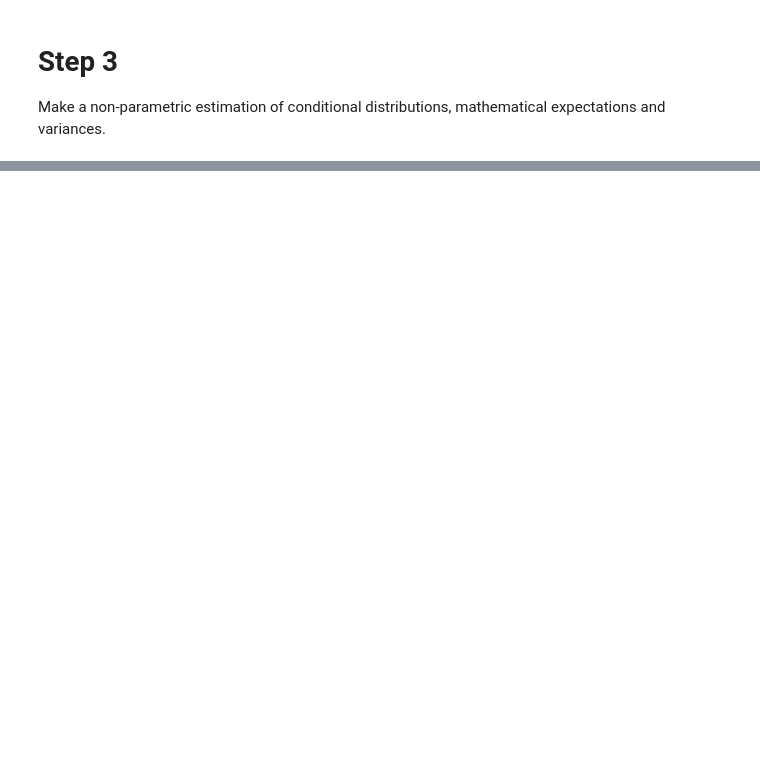
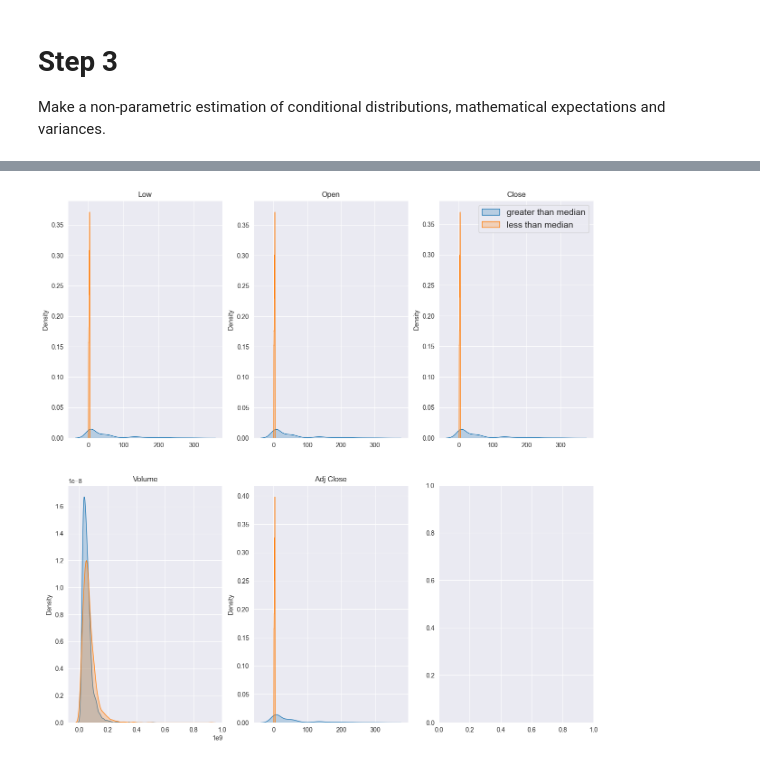
Before and after one commit to maximilian-g/mmsa_labs, a Jupyter notebook: mmsa_lab_2/step_3.ipynb, the cells around one changed output, grey strips where cells are left out. Drawn from its saved outputs; the diff is of its cells as text; code cells hidden in the pictures; blank space fills up the shorter version.

```diff
--- a/mmsa_lab_2/step_3.ipynb
+++ b/mmsa_lab_2/step_3.ipynb
@@ -49,0 +5,36 @@ Estimation of conditional distributions of each variable given the others:
+# %%
+from matplotlib import pyplot as plt
+import numpy as np
+from sklearn.neighbors import KernelDensity
+import pandas as pd
+import seaborn as sns
+import warnings
+
+warnings.filterwarnings(action='ignore')
+
+res = pd.read_csv('data/NVIDIA Corporation.csv', header=0, encoding='unicode_escape')
+
+res['median'] = np.where(res['Adj Close']>=res['Adj Close'].median(), 'greater', 'less')
+
+
+fig1 = plt.subplots(2, 3, figsize = (15, 15))
+
+for i, col in enumerate(res.columns.tolist()[2:-1]):
+
+    plt.subplot(2, 3, i + 1)
+
+    sns.kdeplot(res.loc[res['median'] == 'greater', col], shade = True, label = 'greater than median')
+    sns.kdeplot(res.loc[res['median'] == 'less', col], shade = True, label = "less than median")
+
+    plt.xlabel('')
+    plt.title(col)
+
+    if i == 2:
+        plt.legend(loc = 'upper right', fontsize = 14)
+    else:
+        plt.legend().remove()
+
+plt.show()
+res = res.drop(columns=['Date', 'Volume'])
+# %% [output]
+[figure, added]
```
Also changed, not shown: parts of 5 cells of this notebook, 4 other files.
